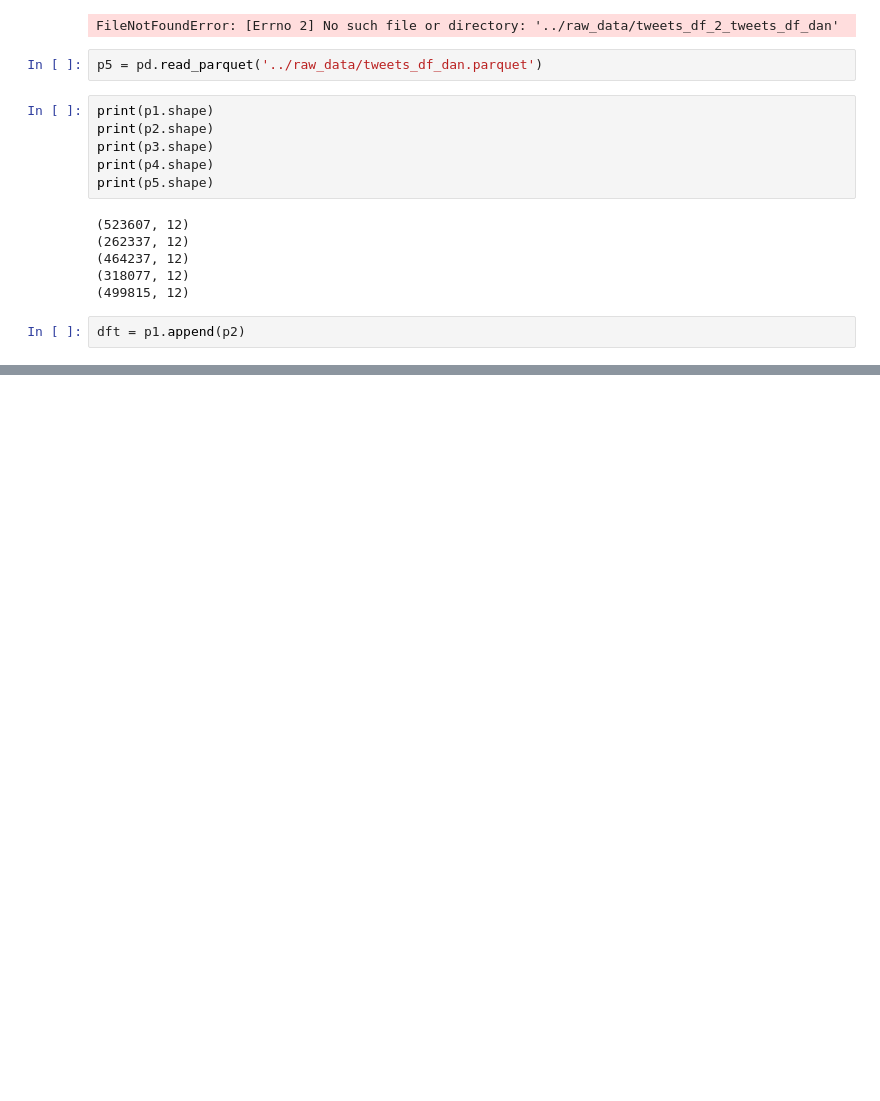
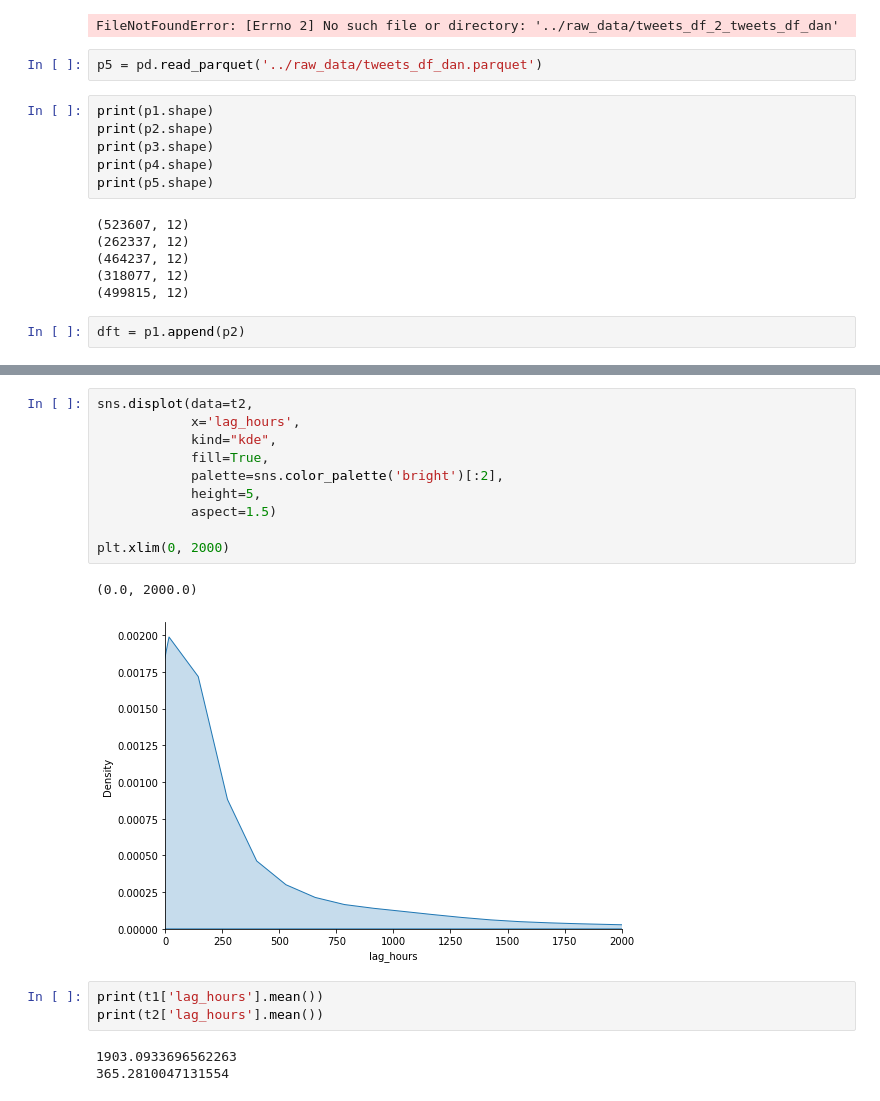
Before and after one commit to famagal/Twitter_bot_detection_713, a Jupyter notebook: notebooks/daniel_testing_notebook.ipynb, the cells around one changed output, grey strips where cells are left out. Saved outputs shown, nothing was run; the diff lists cells and outputs as text; blank space fills up the shorter version.

```diff
--- a/notebooks/daniel_testing_notebook.ipynb
+++ b/notebooks/daniel_testing_notebook.ipynb
@@ -120,0 +225,19 @@ dft = p1.append(p2)
+# %%
+sns.displot(data=t2,
+            x='lag_hours',
+            kind="kde",
+            fill=True,
+            palette=sns.color_palette('bright')[:2],
+            height=5,
+            aspect=1.5)
+
+plt.xlim(0, 2000)
+# %% [output]
+(0.0, 2000.0)
+[figure, added]
+# %%
+print(t1['lag_hours'].mean())
+print(t2['lag_hours'].mean())
+# %% [output]
+1903.0933696562263
+365.2810047131554
```
Also changed, not shown: parts of 19 cells of this notebook, 1 other file.
